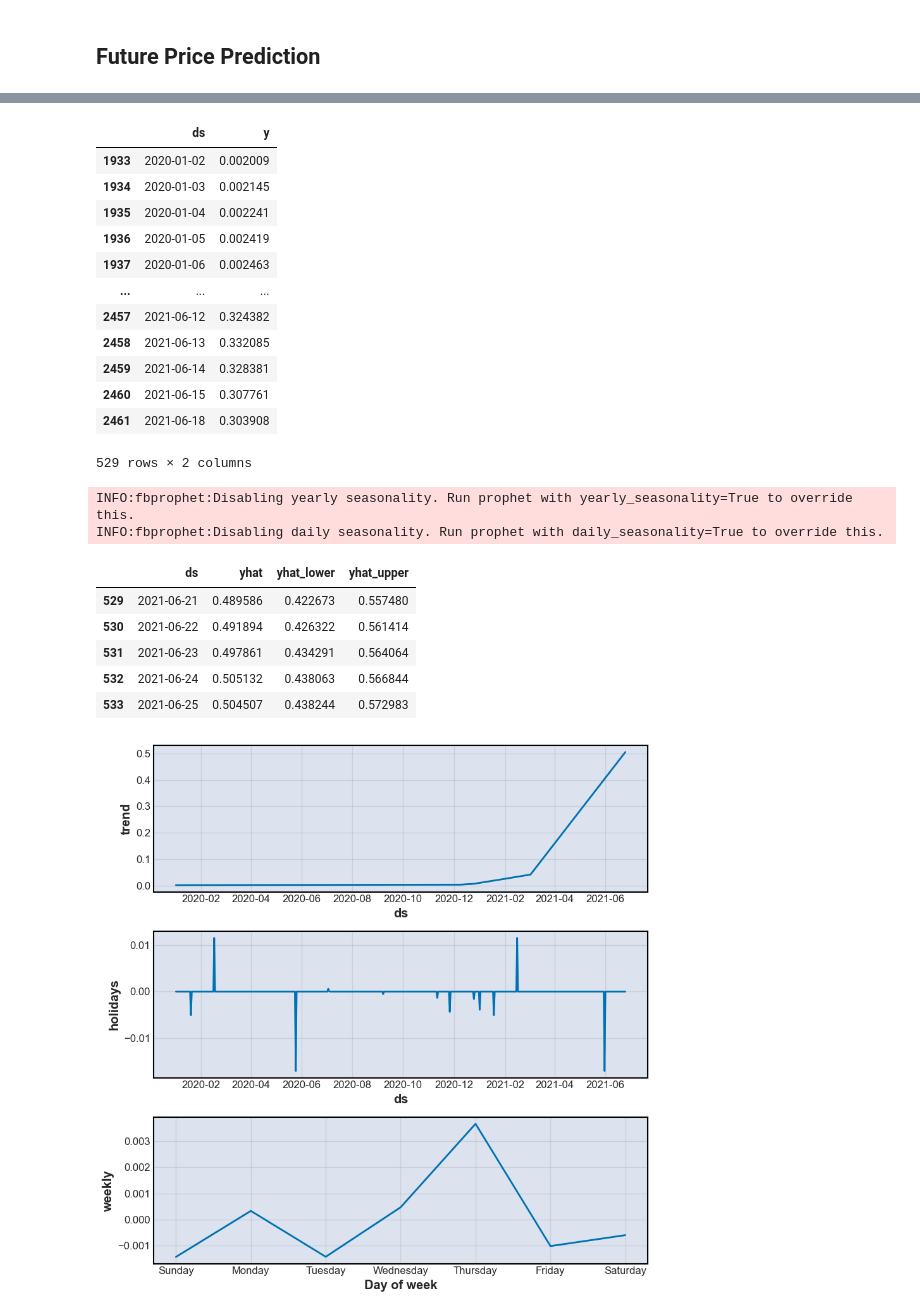
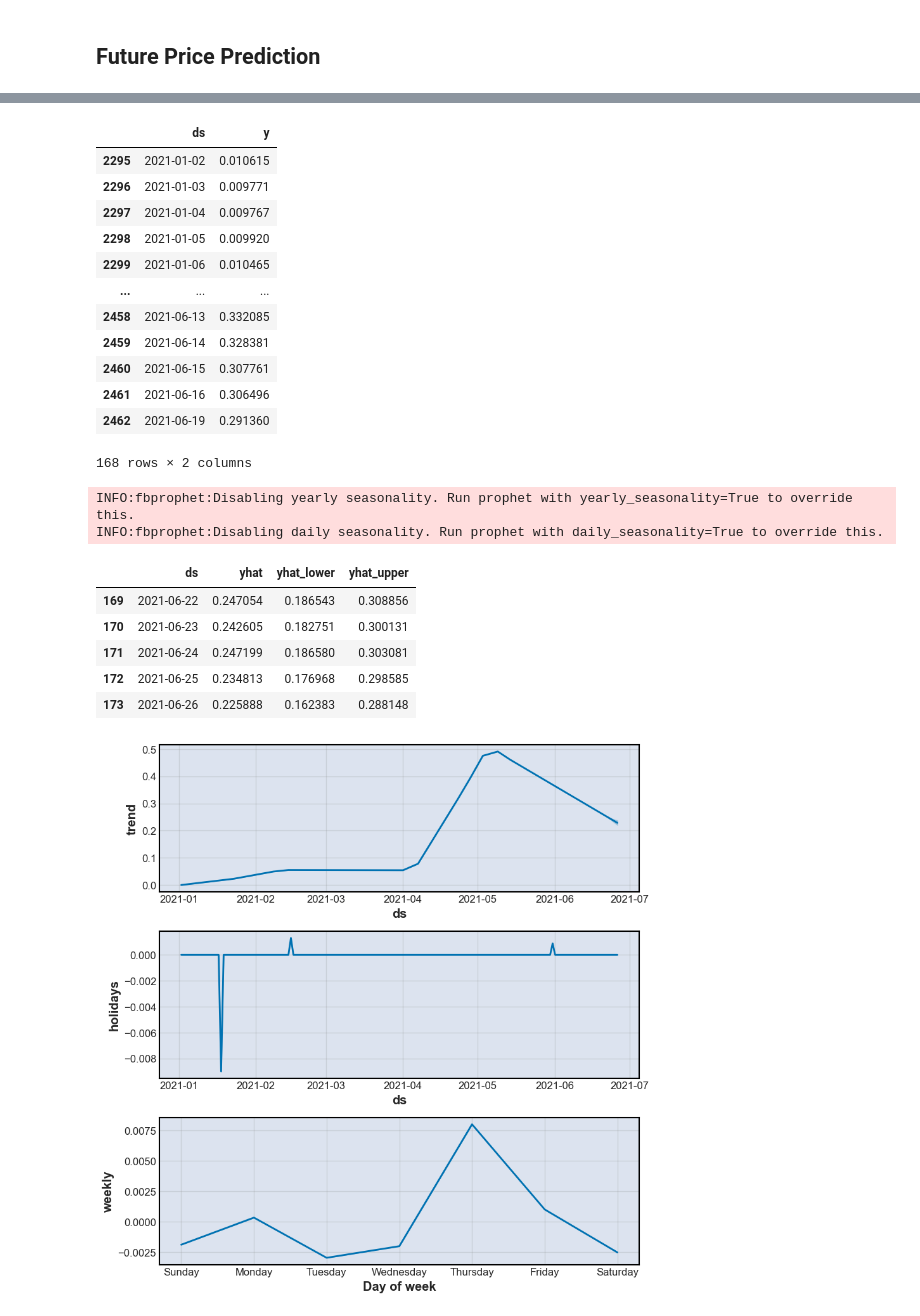
Before and after one commit to ArtTucker/crypto_prices_ML, a Jupyter notebook: preprocessing/by_coin/dogecoin_notebook_from_Yahoo.ipynb, the cells around one changed output, grey strips where cells are left out. Cells and saved outputs as stored; diff of their text form; code cells hidden in the pictures.

```diff
--- a/preprocessing/by_coin/dogecoin_notebook_from_Yahoo.ipynb
+++ b/preprocessing/by_coin/dogecoin_notebook_from_Yahoo.ipynb
@@ -130,45 +130,45 @@ base_df
 # %%
 price_predict_df = base_df['Close'].copy(deep=False).reset_index()
 price_predict_df.columns = ["ds", "y"]
-price_predict_df = price_predict_df[price_predict_df['ds']>'2020-1-1']
+price_predict_df = price_predict_df[price_predict_df['ds']>'2021-1-1']
 price_predict_df
 # %% [output]
 |  | ds | y |
-| 1933 | 2020-01-02 | 0.002009 |
-| 1934 | 2020-01-03 | 0.002145 |
-| 1935 | 2020-01-04 | 0.002241 |
-| 1936 | 2020-01-05 | 0.002419 |
-| 1937 | 2020-01-06 | 0.002463 |
+| 2295 | 2021-01-02 | 0.010615 |
+| 2296 | 2021-01-03 | 0.009771 |
+| 2297 | 2021-01-04 | 0.009767 |
+| 2298 | 2021-01-05 | 0.009920 |
+| 2299 | 2021-01-06 | 0.010465 |
 | ... | ... | ... |
-| 2457 | 2021-06-12 | 0.324382 |
 | 2458 | 2021-06-13 | 0.332085 |
 | 2459 | 2021-06-14 | 0.328381 |
 | 2460 | 2021-06-15 | 0.307761 |
-| 2461 | 2021-06-18 | 0.303908 |
+| 2461 | 2021-06-16 | 0.306496 |
+| 2462 | 2021-06-19 | 0.291360 |
-529 rows × 2 columns
+168 rows × 2 columns
 # %%
-m = Prophet(changepoint_prior_scale=.5)
+m = Prophet(changepoint_prior_scale=.7)
 m.add_country_holidays(country_name='US')
 m.fit(price_predict_df);
 m.train_holiday_names
 
 future = m.make_future_dataframe(periods=7)
 
 forecast = m.predict(future)
 fig = m.plot_components(forecast)
 
 forecast = m.predict(future)
 forecast[['ds', 'yhat', 'yhat_lower', 'yhat_upper']].tail()
 # %% [output]
 INFO:fbprophet:Disabling yearly seasonality. Run prophet with yearly_seasonality=True to override this.
 INFO:fbprophet:Disabling daily seasonality. Run prophet with daily_seasonality=True to override this.
 |  | ds | yhat | yhat_lower | yhat_upper |
-| 529 | 2021-06-21 | 0.489586 | 0.422673 | 0.557480 |
-| 530 | 2021-06-22 | 0.491894 | 0.426322 | 0.561414 |
-| 531 | 2021-06-23 | 0.497861 | 0.434291 | 0.564064 |
-| 532 | 2021-06-24 | 0.505132 | 0.438063 | 0.566844 |
-| 533 | 2021-06-25 | 0.504507 | 0.438244 | 0.572983 |
+| 169 | 2021-06-22 | 0.247054 | 0.186543 | 0.308856 |
+| 170 | 2021-06-23 | 0.242605 | 0.182751 | 0.300131 |
+| 171 | 2021-06-24 | 0.247199 | 0.186580 | 0.303081 |
+| 172 | 2021-06-25 | 0.234813 | 0.176968 | 0.298585 |
+| 173 | 2021-06-26 | 0.225888 | 0.162383 | 0.288148 |
-[figure, old version]
+[figure, new version]
 # %%
 m.plot(forecast)
 # %% [output]
```
Also changed, not shown: parts of 7 cells of this notebook.
